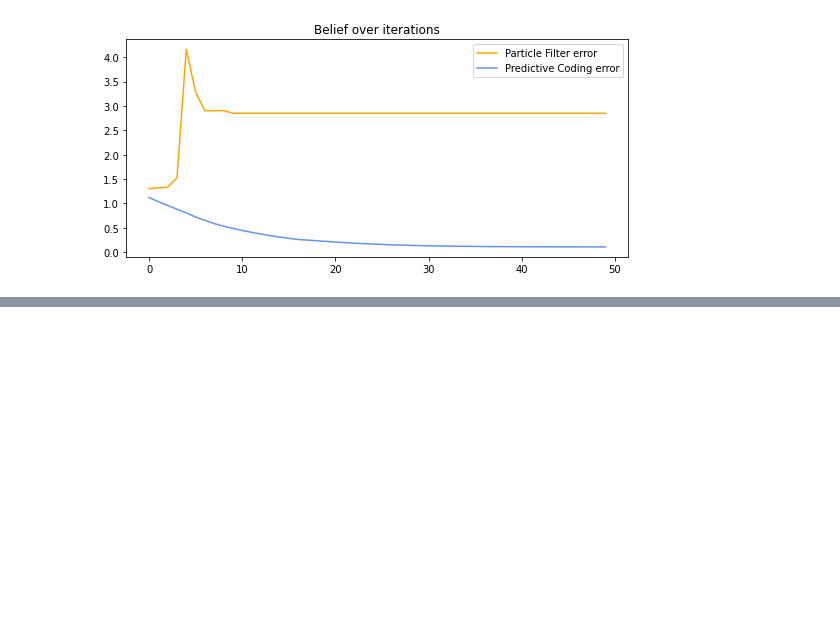
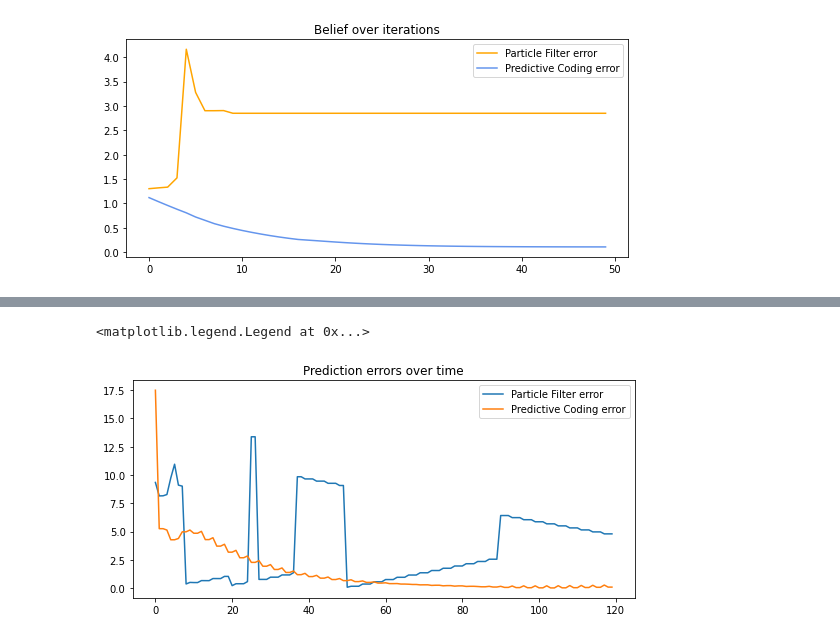
Before and after one commit to daniel-burghardt/predictive-coding-slam, a Jupyter notebook: corridor_two_axis/ANN_&_FEP_model_corridor_two.ipynb, the cells around one changed output, grey strips where cells are left out. Saved outputs shown, nothing was run; the diff lists cells and outputs as text; code cells hidden in the pictures; blank space fills up the shorter version.

```diff
--- a/corridor_two_axis/ANN_&_FEP_model_corridor_two.ipynb
+++ b/corridor_two_axis/ANN_&_FEP_model_corridor_two.ipynb
@@ -565,14 +556,0 @@ axs7.legend(['Particle Filter error', 'Predictive Coding error'])
-# %%
-mean_amcl = np.mean(error_amcl, axis=0)
-mean_model = np.mean(error_model, axis=0)
-std_amcl = np.std(error_amcl, axis=0)
-std_model = np.std(error_model, axis=0)
-
-fig7, axs7 = plt.subplots()
-fig7.set_figwidth(9)
-axs7.set_title('Errors and Standard Deviation')
-axs7.plot(mean_amcl, label='Particle Filter error')
-axs7.fill_between(range(len(mean_amcl)), mean_amcl-std_amcl, mean_amcl+std_amcl, alpha = 0.5)
-axs7.plot(mean_model, label='Predictive Coding error')
-axs7.fill_between(range(len(mean_model)), mean_model-std_model, mean_model+std_model, alpha = 0.5)
-axs7.legend()
@@ -608,0 +605,30 @@ for i in range(len(stats_data)):
+# %%
+amcl_inferred, true, ranges = load_comparative('two_axis_move_stats_data.json')
+
+ranges_normalized = normalize_ranges(ranges)
+model_inferred = [[3.0, 0.0]]
+
+for i in range(int(len(ranges_normalized) / 3)):
+    model_pred = run(torch.tensor([[model_inferred[-1]]]), torch.tensor([ranges_normalized[i * 3]]), 3)[-1]
+    model_inferred.append(model_pred)
+    model_inferred.append(model_pred)
+    model_inferred.append(model_pred)
+
+model_inferred = unnormalize_pos(np.array(model_inferred))
+model_inferred = model_inferred[0:len(amcl_inferred)]
+# %%
+diffs_particle = abs(amcl_inferred - true)
+diffs_model = abs(model_inferred - true)
+
+errors_particle = np.array(list(map(lambda x: math.sqrt(math.pow(x[0], 2) + math.pow(x[1], 2)), diffs_particle)))
+errors_model = np.array(list(map(lambda x: math.sqrt(math.pow(x[0], 2) + math.pow(x[1], 2)), diffs_model)))
+
+fig6, axs6 = plt.subplots()
+fig6.set_figwidth(9)
+axs6.set_title('Prediction errors over time')
+axs6.plot(np.arange(len(errors_particle)), errors_particle, label='Particle Filter error');
+axs6.plot(np.arange(len(errors_model)), errors_model, label='Predictive Coding error');
+axs6.legend()
+# %% [output]
+<matplotlib.legend.Legend at 0x...>
+[figure, added]
```
Also changed, not shown: parts of 14 cells of this notebook, 15 other files.
